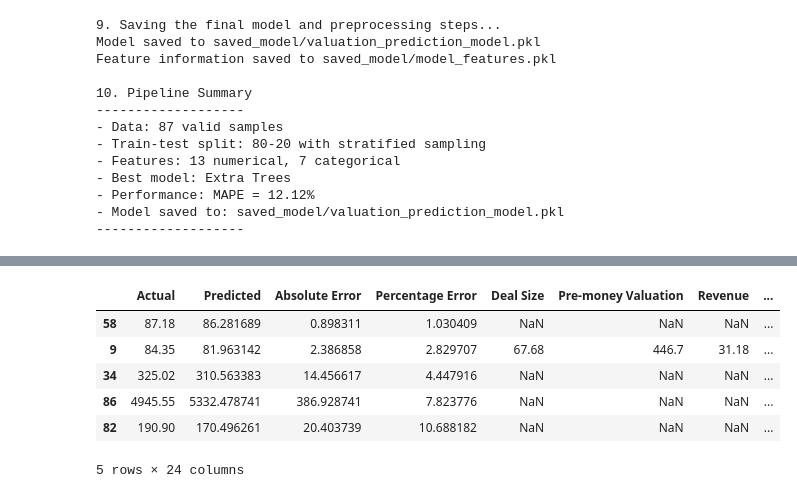
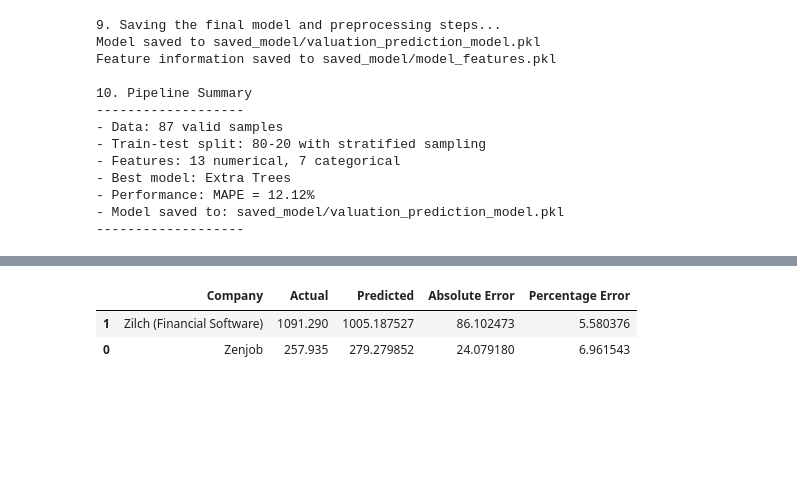
Before and after one commit to yassertahir/FAIM_Final, a Jupyter notebook: ML_model.ipynb, the cells around one changed output, grey strips where cells are left out. Cells and saved outputs as stored; diff of their text form; code cells hidden in the pictures; blank space fills up the shorter version.

```diff
--- a/ML_model.ipynb
+++ b/ML_model.ipynb
@@ -2158,14 +2335,9 @@ Feature information saved to saved_model/model_features.pkl
 # %%
-X_test.shape, len(y_true), len(y_pred), predictions_df.shape
-predictions_df.head()
+company_results
 # %% [output]
-|  | Actual | Predicted | Absolute Error | Percentage Error | Deal Size | Pre-money Valuation | Revenue | ... |
-| 58 | 87.18 | 86.281689 | 0.898311 | 1.030409 | NaN | NaN | NaN | ... |
-| 9 | 84.35 | 81.963142 | 2.386858 | 2.829707 | 67.68 | 446.7 | 31.18 | ... |
-| 34 | 325.02 | 310.563383 | 14.456617 | 4.447916 | NaN | NaN | NaN | ... |
-| 86 | 4945.55 | 5332.478741 | 386.928741 | 7.823776 | NaN | NaN | NaN | ... |
-| 82 | 190.90 | 170.496261 | 20.403739 | 10.688182 | NaN | NaN | NaN | ... |
+|  | Company | Actual | Predicted | Absolute Error | Percentage Error |
+| 1 | Zilch (Financial Software) | 1091.290 | 1005.187527 | 86.102473 | 5.580376 |
+| 0 | Zenjob | 257.935 | 279.279852 | 24.079180 | 6.961543 |
-5 rows × 24 columns
 # %%
 # Create a reusable prediction function
 def predict_valuation(new_data, model_path='saved_model/valuation_prediction_model.pkl',
```
Also changed, not shown: parts of 2 cells of this notebook, 8 other files.
